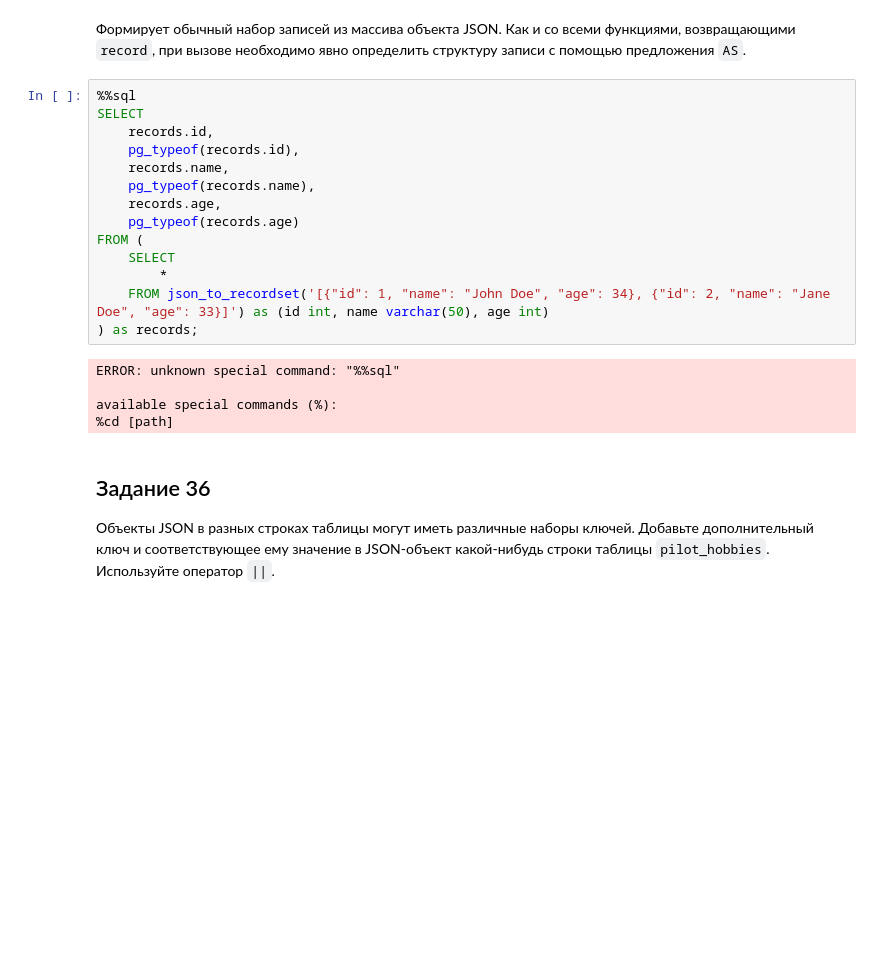
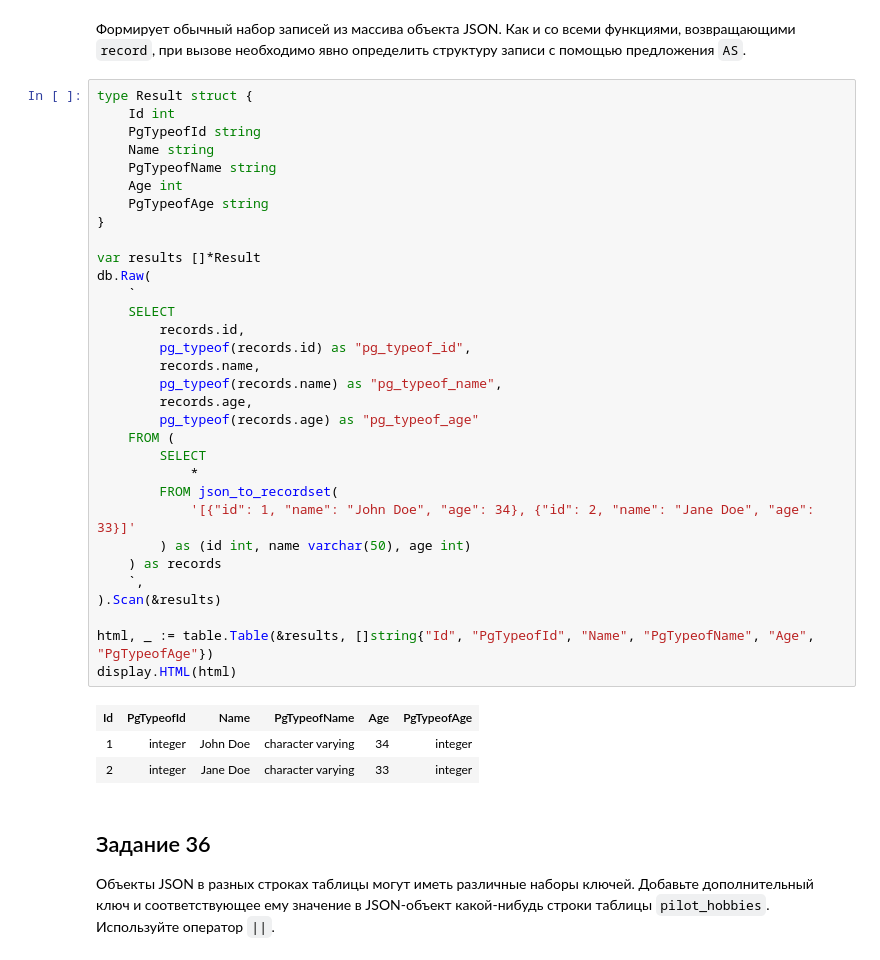
Before and after one commit to vowatchka/postgres_basic, a Jupyter notebook: practices/4_postgres_datatypes/gorm.ipynb, the cells around one changed output. Drawn from its saved outputs; the diff is of its cells as text; blank space fills up the shorter version.

```diff
--- a/practices/4_postgres_datatypes/gorm.ipynb
+++ b/practices/4_postgres_datatypes/gorm.ipynb
@@ -4394,24 +4734,41 @@ available special commands (%):
 # %% [markdown]
 Формирует обычный набор записей из массива объекта JSON. Как и со всеми функциями, возвращающими `record`, при вызове необходимо явно определить структуру записи с помощью предложения `AS`.
 # %%
-%%sql
-SELECT
-    records.id,
-    pg_typeof(records.id),
-    records.name,
-    pg_typeof(records.name),
-    records.age,
-    pg_typeof(records.age)
-FROM (
+type Result struct {
+    Id int
+    PgTypeofId string
+    Name string
+    PgTypeofName string
+    Age int
+    PgTypeofAge string
+}
+
+var results []*Result
+db.Raw(
+    `
     SELECT
-        *
-    FROM json_to_recordset('[{"id": 1, "name": "John Doe", "age": 34}, {"id": 2, "name": "Jane Doe", "age": 33}]') as (id int, name varchar(50), age int)
-) as records;
+        records.id,
+        pg_typeof(records.id) as "pg_typeof_id",
+        records.name,
+        pg_typeof(records.name) as "pg_typeof_name",
+        records.age,
+        pg_typeof(records.age) as "pg_typeof_age"
+    FROM (
+        SELECT
+            *
+        FROM json_to_recordset(
+            '[{"id": 1, "name": "John Doe", "age": 34}, {"id": 2, "name": "Jane Doe", "age": 33}]'
+        ) as (id int, name varchar(50), age int)
+    ) as records
+    `,
+).Scan(&results)
+
+html, _ := table.Table(&results, []string{"Id", "PgTypeofId", "Name", "PgTypeofName", "Age", "PgTypeofAge"})
+display.HTML(html)
 # %% [output]
-ERROR: unknown special command: "%%sql"
-
-available special commands (%):
-%cd [path]
+| Id | PgTypeofId | Name | PgTypeofName | Age | PgTypeofAge |
+| 1 | integer | John Doe | character varying | 34 | integer |
+| 2 | integer | Jane Doe | character varying | 33 | integer |
 # %% [markdown]
 ## Задание 36
 
```
Also changed, not shown: parts of 25 cells of this notebook, 1 other file.
